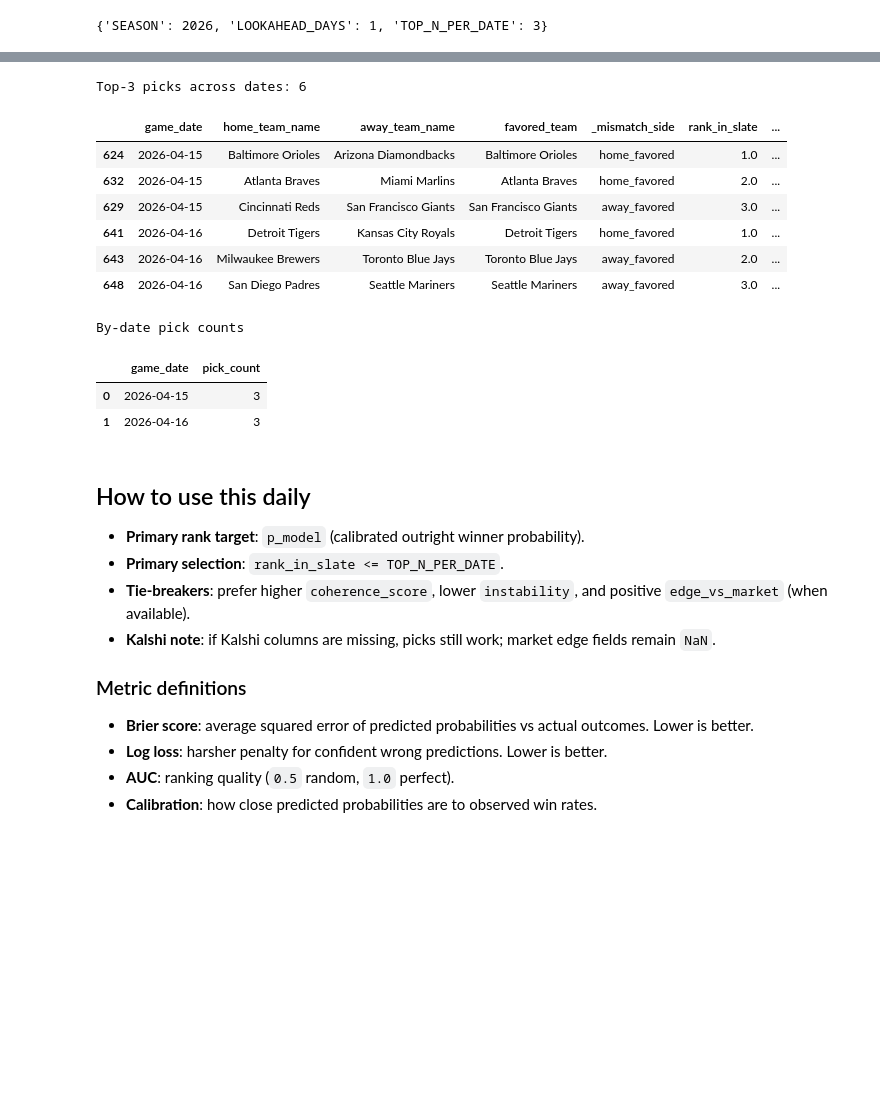
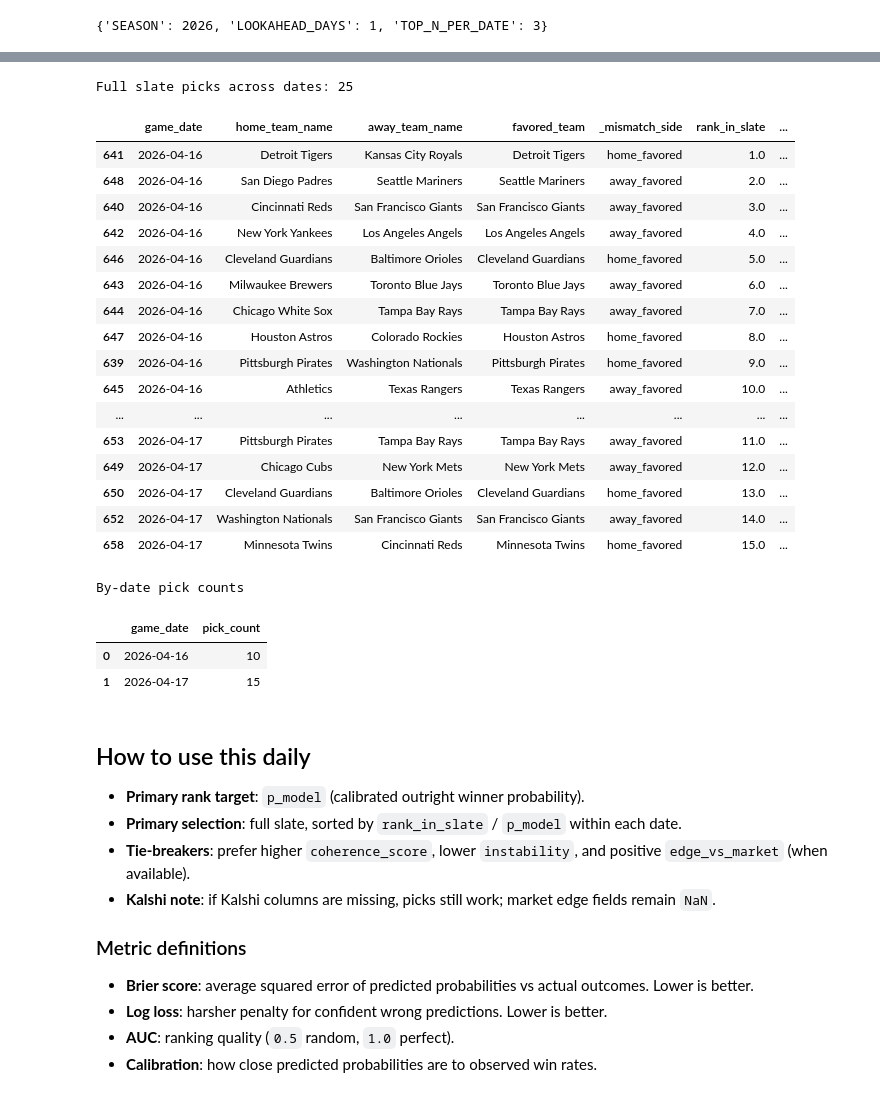
Before and after one commit to austin-lolli/mlb-model, a Jupyter notebook: notebooks/updated_games_today_tomorrow.ipynb, the cells around one changed output, grey strips where cells are left out. Cells and saved outputs as stored; diff of their text form; code cells hidden in the pictures; blank space fills up the shorter version.

```diff
--- a/notebooks/updated_games_today_tomorrow.ipynb
+++ b/notebooks/updated_games_today_tomorrow.ipynb
@@ -238,57 +238,68 @@ Calibration/train rows: 600
 Slate rows with probabilities: 25
 # %%
-# Daily actionable winner picks: top-N per date by calibrated probability
+# Daily actionable winner picks: full slate per date, ordered by calibrated probability
 picks = slate_scored.copy()
 picks = picks.sort_values(["game_date", "p_model"], ascending=[True, False]).copy()
 picks["rank_in_slate"] = picks.groupby("game_date")["p_model"].rank(method="first", ascending=False)
 
-daily_top = picks[picks["rank_in_slate"] <= TOP_N_PER_DATE].copy()
+# Keep the full slate while preserving rank order for each date.
+daily_top = picks.copy()
 
 # Confidence tiers for practical use
 # (Can be tuned after more backtests)
 daily_top["confidence_tier"] = np.select(
     [
         daily_top["p_model"] >= 0.57,
         daily_top["p_model"] >= 0.54,
         daily_top["p_model"] >= 0.51,
     ],
     ["A", "B", "C"],
     default="D",
 )
 
 display_cols = [
     "game_date", "home_team_name", "away_team_name", "favored_team", "_mismatch_side",
     "rank_in_slate", "confidence_tier",
     "p_model", "p_model_logit", "p_model_iso",
     "risk_adjusted_edge", "quality_score", "coherence_score", "instability",
     "market_implied_favored", "edge_vs_market",
     "home_probable_pitcher", "away_probable_pitcher",
 ]
 display_cols = [c for c in display_cols if c in daily_top.columns]
 
-print(f"Top-{TOP_N_PER_DATE} picks across dates: {len(daily_top)}")
+print(f"Full slate picks across dates: {len(daily_top)}")
 display(daily_top[display_cols])
 
 print("\nBy-date pick counts")
 display(daily_top.groupby("game_date").size().rename("pick_count").reset_index())
 # %% [output]
-Top-3 picks across dates: 6
+Full slate picks across dates: 25
 |  | game_date | home_team_name | away_team_name | favored_team | _mismatch_side | rank_in_slate | ... |
-| 624 | 2026-04-15 | Baltimore Orioles | Arizona Diamondbacks | Baltimore Orioles | home_favored | 1.0 | ... |
-| 632 | 2026-04-15 | Atlanta Braves | Miami Marlins | Atlanta Braves | home_favored | 2.0 | ... |
-| 629 | 2026-04-15 | Cincinnati Reds | San Francisco Giants | San Francisco Giants | away_favored | 3.0 | ... |
 | 641 | 2026-04-16 | Detroit Tigers | Kansas City Royals | Detroit Tigers | home_favored | 1.0 | ... |
-| 643 | 2026-04-16 | Milwaukee Brewers | Toronto Blue Jays | Toronto Blue Jays | away_favored | 2.0 | ... |
-| 648 | 2026-04-16 | San Diego Padres | Seattle Mariners | Seattle Mariners | away_favored | 3.0 | ... |
+| 648 | 2026-04-16 | San Diego Padres | Seattle Mariners | Seattle Mariners | away_favored | 2.0 | ... |
+| 640 | 2026-04-16 | Cincinnati Reds | San Francisco Giants | San Francisco Giants | away_favored | 3.0 | ... |
+| 642 | 2026-04-16 | New York Yankees | Los Angeles Angels | Los Angeles Angels | away_favored | 4.0 | ... |
+| 646 | 2026-04-16 | Cleveland Guardians | Baltimore Orioles | Cleveland Guardians | home_favored | 5.0 | ... |
+| 643 | 2026-04-16 | Milwaukee Brewers | Toronto Blue Jays | Toronto Blue Jays | away_favored | 6.0 | ... |
+| 644 | 2026-04-16 | Chicago White Sox | Tampa Bay Rays | Tampa Bay Rays | away_favored | 7.0 | ... |
+| 647 | 2026-04-16 | Houston Astros | Colorado Rockies | Houston Astros | home_favored | 8.0 | ... |
+| 639 | 2026-04-16 | Pittsburgh Pirates | Washington Nationals | Pittsburgh Pirates | home_favored | 9.0 | ... |
+| 645 | 2026-04-16 | Athletics | Texas Rangers | Texas Rangers | away_favored | 10.0 | ... |
+| ... | ... | ... | ... | ... | ... | ... | ... |
+| 653 | 2026-04-17 | Pittsburgh Pirates | Tampa Bay Rays | Tampa Bay Rays | away_favored | 11.0 | ... |
+| 649 | 2026-04-17 | Chicago Cubs | New York Mets | New York Mets | away_favored | 12.0 | ... |
+| 650 | 2026-04-17 | Cleveland Guardians | Baltimore Orioles | Cleveland Guardians | home_favored | 13.0 | ... |
+| 652 | 2026-04-17 | Washington Nationals | San Francisco Giants | San Francisco Giants | away_favored | 14.0 | ... |
+| 658 | 2026-04-17 | Minnesota Twins | Cincinnati Reds | Minnesota Twins | home_favored | 15.0 | ... |
 By-date pick counts
 |  | game_date | pick_count |
-| 0 | 2026-04-15 | 3 |
-| 1 | 2026-04-16 | 3 |
+| 0 | 2026-04-16 | 10 |
+| 1 | 2026-04-17 | 15 |
 # %% [markdown]
 ## How to use this daily
 
 - **Primary rank target**: `p_model` (calibrated outright winner probability).
-- **Primary selection**: `rank_in_slate <= TOP_N_PER_DATE`.
+- **Primary selection**: full slate, sorted by `rank_in_slate` / `p_model` within each date.
 - **Tie-breakers**: prefer higher `coherence_score`, lower `instability`, and positive `edge_vs_market` (when available).
 - **Kalshi note**: if Kalshi columns are missing, picks still work; market edge fields remain `NaN`.
 
```
Also changed, not shown: parts of 3 cells of this notebook, 8 other files.
